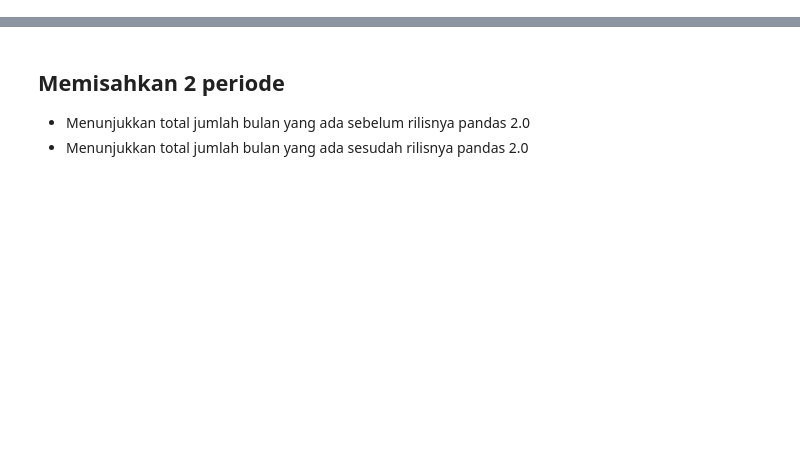
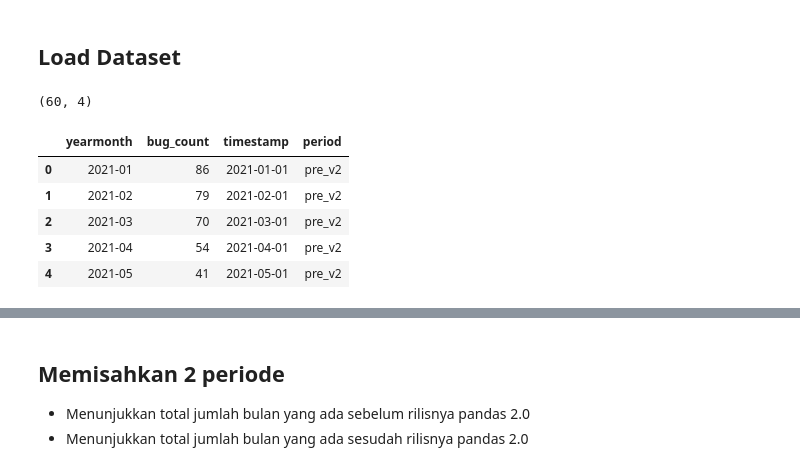
Before and after one commit to DRNCW/stat-audit-pandas-Tim7--sti-2025, a Jupyter notebook: Notebooks/04_hypothesis_testing.ipynb, the cells around one changed output, grey strips where cells are left out. Drawn from its saved outputs; the diff is of its cells as text; code cells hidden in the pictures; blank space fills up the shorter version.

```diff
--- a/Notebooks/04_hypothesis_testing.ipynb
+++ b/Notebooks/04_hypothesis_testing.ipynb
@@ -18,20 +35,28 @@ secara signifikan setelah rilis pandas 2.0 (April 2023)?
+# %% [markdown]
+## Load Dataset
 # %%
 
 import os
 
 import pandas as pd
 import numpy as np
 from scipy import stats
 import matplotlib.pyplot as plt
 import warnings
 warnings.filterwarnings('ignore')
 
-current_dir = os.path.dirname(os.path.abspath(__file__))
-file_path = os.path.join(current_dir, '..', 'data', 'clean', 'monthly_bugs.csv')
-
+file_path = os.path.join('..', 'data', 'clean', 'monthly_bugs.csv')
 
 df = pd.read_csv(file_path)
 df['timestamp'] = pd.to_datetime(df['timestamp'])
 print(df.shape)
 df.head()
+# %% [output]
+(60, 4)
+|  | yearmonth | bug_count | timestamp | period |
+| 0 | 2021-01 | 86 | 2021-01-01 | pre_v2 |
+| 1 | 2021-02 | 79 | 2021-02-01 | pre_v2 |
+| 2 | 2021-03 | 70 | 2021-03-01 | pre_v2 |
+| 3 | 2021-04 | 54 | 2021-04-01 | pre_v2 |
+| 4 | 2021-05 | 41 | 2021-05-01 | pre_v2 |
 # %% [markdown]
```
Also changed, not shown: parts of 20 cells of this notebook.
